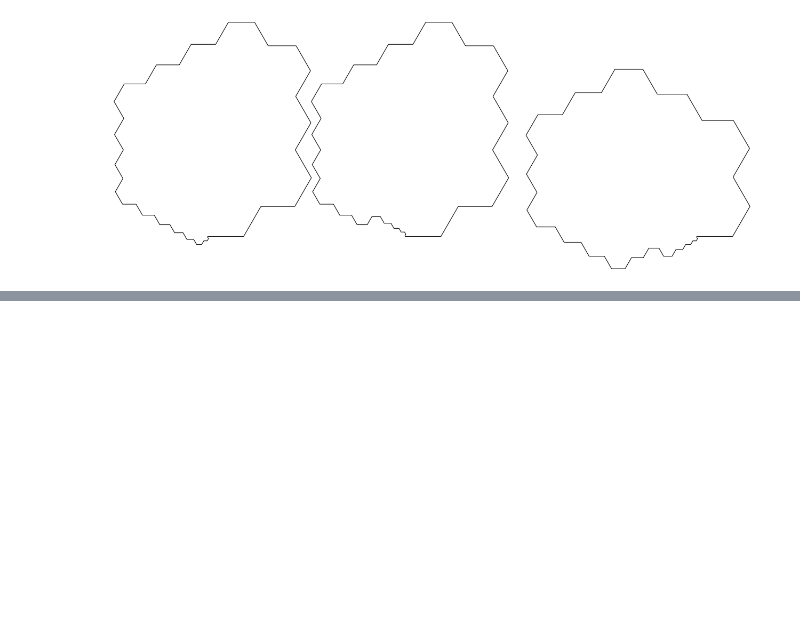
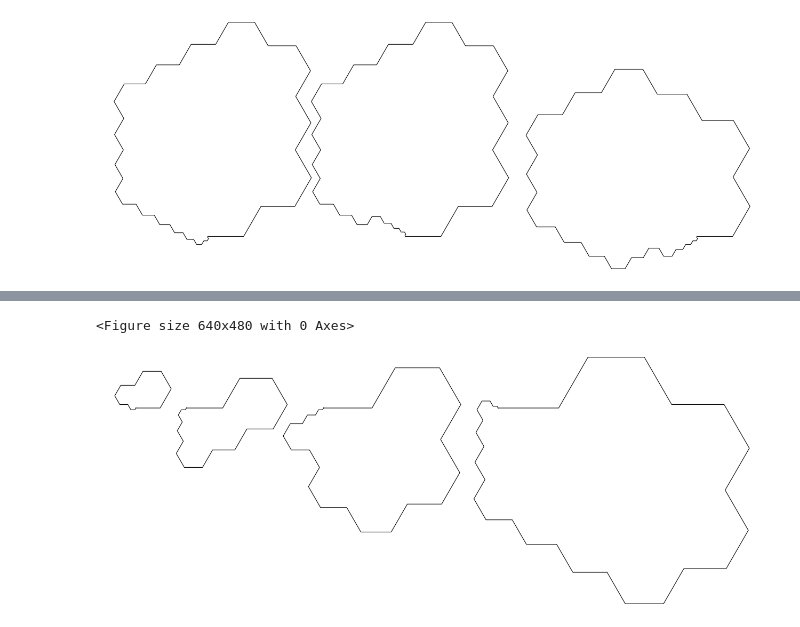
Before and after one commit to kapsitis/polimondi, a Jupyter notebook: polyforms/docs/poly_perfect_obtuse.ipynb, the cells around one changed output, grey strips where cells are left out. Saved outputs shown, nothing was run; the diff lists cells and outputs as text; code cells hidden in the pictures; blank space fills up the shorter version.

```diff
--- a/polyforms/docs/poly_perfect_obtuse.ipynb
+++ b/polyforms/docs/poly_perfect_obtuse.ipynb
@@ -199,0 +239,24 @@ scene.set_size_in(16,6)
+# %%
+from polyforms.polyiamond import Polyiamond
+from polyforms.draw_scene import *
+
+mylist = [
+    'ABCDEDEFAFAB',
+    'ABAFEDEDEDCBCBCBAB',
+    'ABAFEFEDEDCDCBCDCBABABAB',
+    'ABAFAFEFEDEDCDCDCDCBCBCBCBAFAF'
+]
+offsets = [(0,0), (-30,0), (-50,0), (-100,0)]
+
+polygons = [Polyiamond(s) for s in mylist]
+scene = DrawScene(Align.BASELINE)
+
+for idx,poly in enumerate(polygons):
+    scene.add_polyiamond(f'p{idx}', poly, offsets[idx])
+
+scene.pack()
+#scene.show_grid()
+scene.set_size_in(16,6)
+# %% [output]
+<Figure size 640x480 with 0 Axes>
+[figure, added]
```
Also changed, not shown: parts of 5 cells of this notebook, 3 other files.
